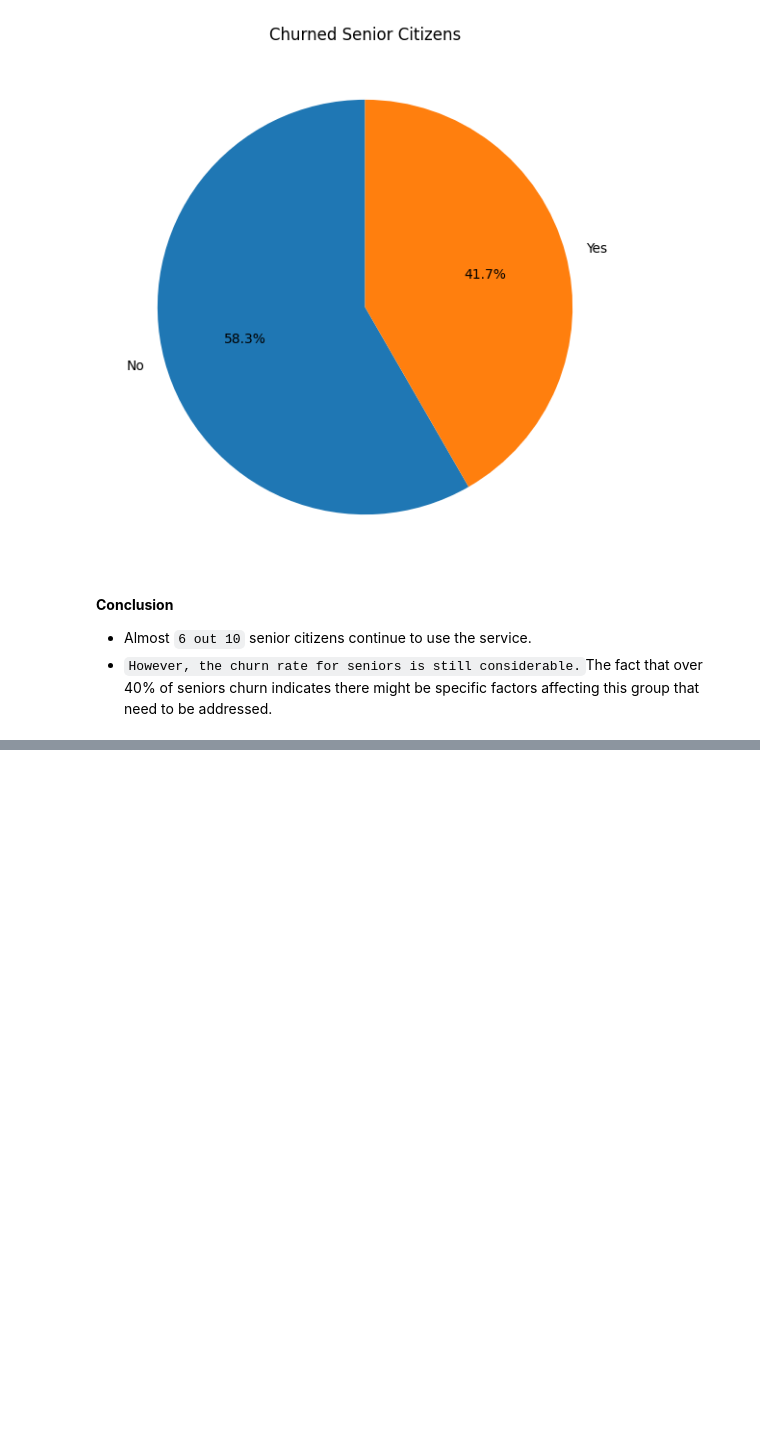
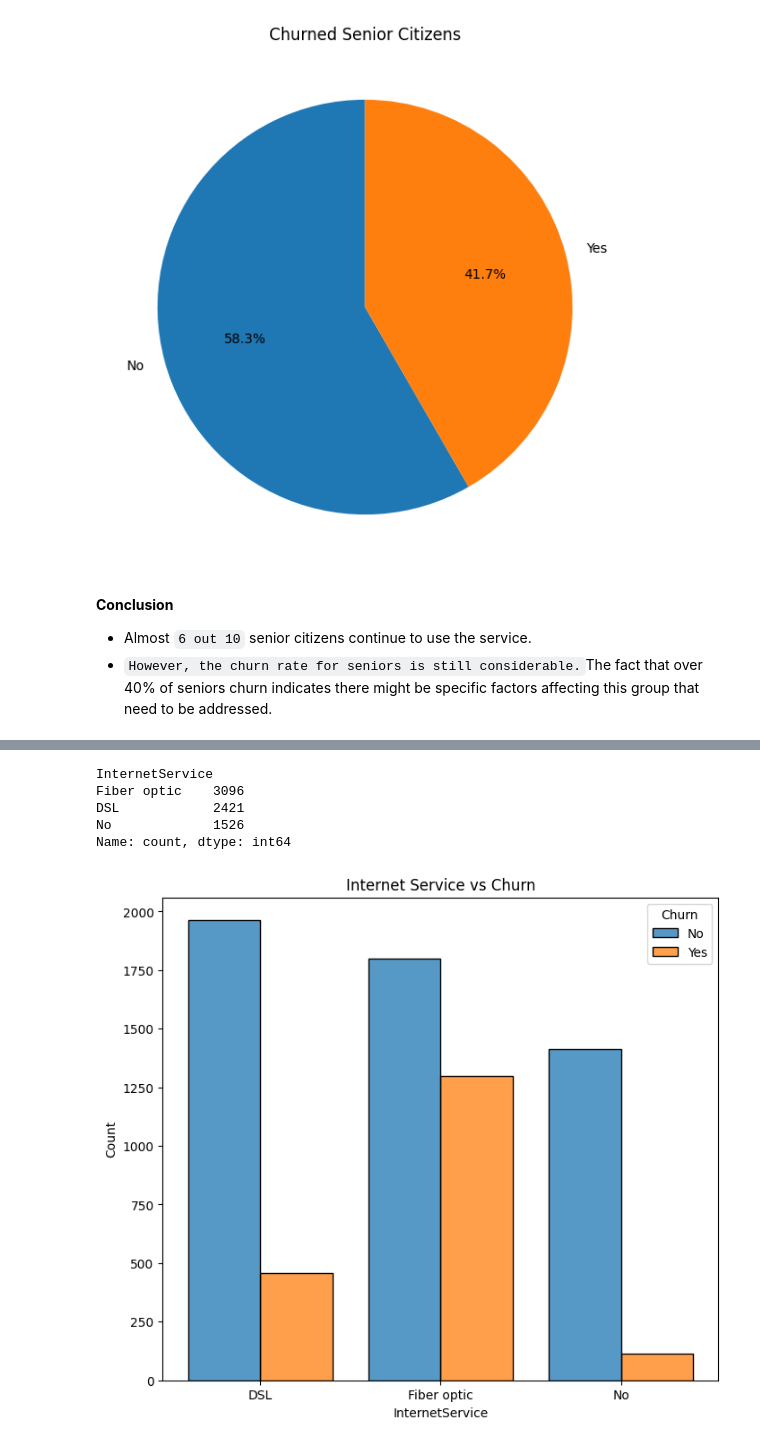
Before and after one commit to Tejeswar001/BootCamp-Jun-2024, a Jupyter notebook: Analysis/Customer_churn_analysis_PROJECT_2.ipynb, the cells around one changed output, grey strips where cells are left out. Cells and saved outputs as stored; diff of their text form; code cells hidden in the pictures; blank space fills up the shorter version.

```diff
--- a/Analysis/Customer_churn_analysis_PROJECT_2.ipynb
+++ b/Analysis/Customer_churn_analysis_PROJECT_2.ipynb
@@ -391,0 +477,15 @@ plt.show()
+# %%
+print(df['InternetService'].value_counts())
+# %% [output]
+InternetService
+Fiber optic    3096
+DSL            2421
+No             1526
+Name: count, dtype: int64
+# %%
+plt.figure(figsize=(8,7))
+sns.histplot(x=df['InternetService'],hue=df['Churn'],multiple="dodge",shrink=.8)
+plt.title('Internet Service vs Churn')
+plt.show()
+# %% [output]
+[figure, added]
```
Also changed, not shown: parts of 16 cells of this notebook.
